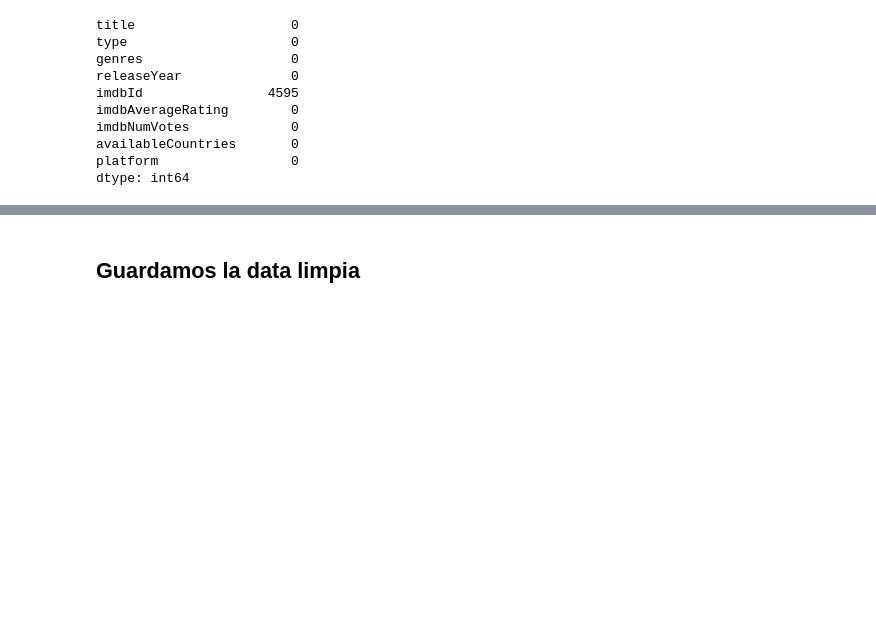
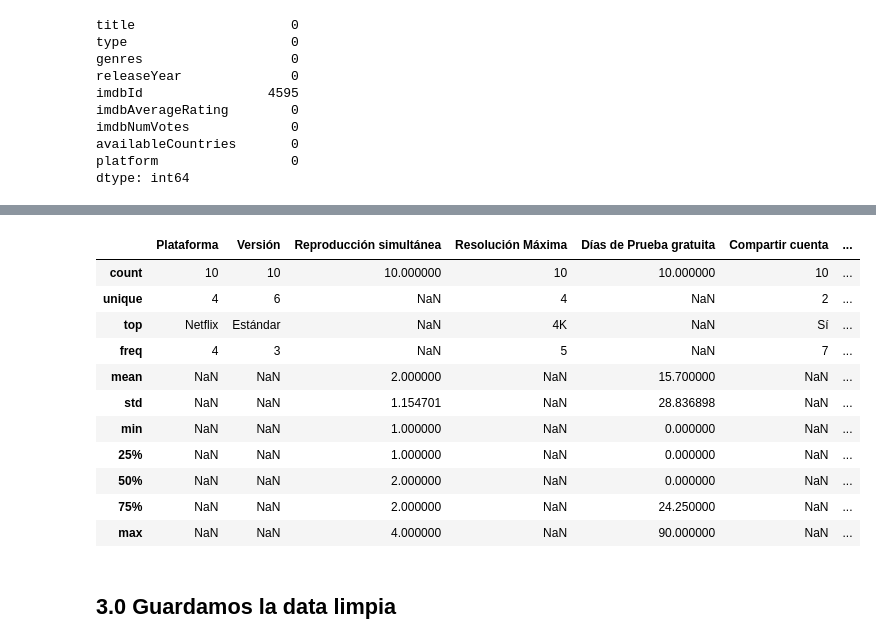
Before and after one commit to Sergio050799/Streaming_Data_Exploration, a Jupyter notebook: notebooks/02_Data_Cleaning.ipynb, the cells around one changed output, grey strips where cells are left out. Drawn from its saved outputs; the diff is of its cells as text; code cells hidden in the pictures; blank space fills up the shorter version.

```diff
--- a/notebooks/02_Data_Cleaning.ipynb
+++ b/notebooks/02_Data_Cleaning.ipynb
@@ -133,0 +137,6 @@ prices_data
+# %%
+prices_data['Días de Prueba gratuita'] = prices_data['Días de Prueba gratuita'].replace('-', 0).astype(int)
+prices_data['Precio Actual - Mensual'] = prices_data['Precio Actual - Mensual'].fillna(prices_data['Precio Inicial - Mensual'])
+prices_data['Precio Actual - Mensual'] = prices_data['Precio Actual - Mensual'].astype(float)
+
+prices_data
@@ -133,0 +155,3 @@ prices_data
+# %%
+prices_data.drop_duplicates(inplace=True)
+prices_data
@@ -134,4 +170,19 @@ prices_data
+# %%
+prices_data.describe(include='all')
+# %% [output]
+|  | Plataforma | Versión | Reproducción simultánea | Resolución Máxima | Días de Prueba gratuita | Compartir cuenta | ... |
+| count | 10 | 10 | 10.000000 | 10 | 10.000000 | 10 | ... |
+| unique | 4 | 6 | NaN | 4 | NaN | 2 | ... |
+| top | Netflix | Estándar | NaN | 4K | NaN | Sí | ... |
+| freq | 4 | 3 | NaN | 5 | NaN | 7 | ... |
+| mean | NaN | NaN | 2.000000 | NaN | 15.700000 | NaN | ... |
+| std | NaN | NaN | 1.154701 | NaN | 28.836898 | NaN | ... |
+| min | NaN | NaN | 1.000000 | NaN | 0.000000 | NaN | ... |
+| 25% | NaN | NaN | 1.000000 | NaN | 0.000000 | NaN | ... |
+| 50% | NaN | NaN | 2.000000 | NaN | 0.000000 | NaN | ... |
+| 75% | NaN | NaN | 2.000000 | NaN | 24.250000 | NaN | ... |
+| max | NaN | NaN | 4.000000 | NaN | 90.000000 | NaN | ... |
 # %% [markdown]
-## Guardamos la data limpia
+## 3.0 Guardamos la data limpia
 # %%
 all_data.to_csv('../data/processed/all_data_cleaned.csv', index=False)
```
Also changed, not shown: parts of 9 cells of this notebook, 3 other files.
